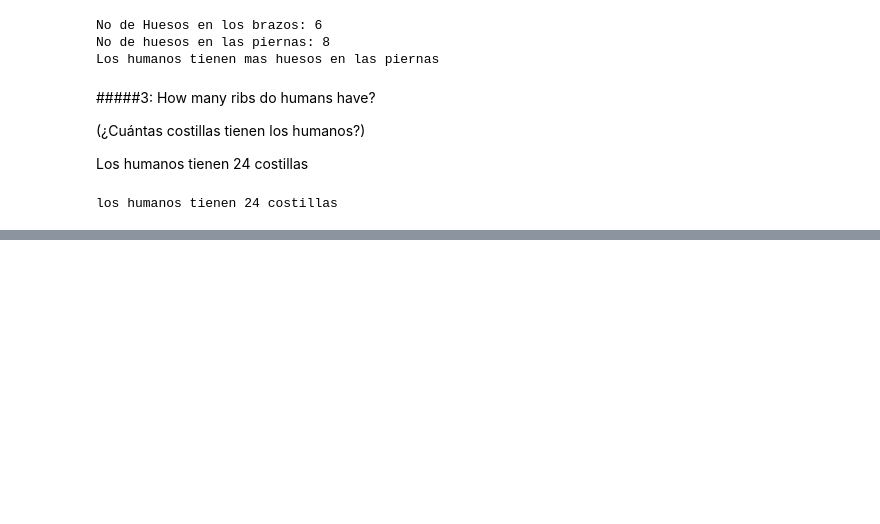
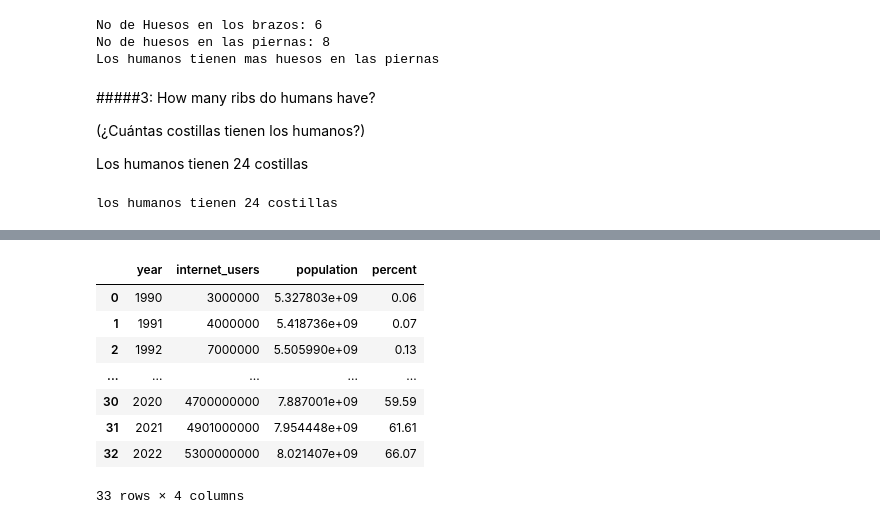
Before and after one commit to Jpablo179804/MineriaDatos, a Jupyter notebook: MineriaDatos.ipynb, the cells around one changed output, grey strips where cells are left out. Saved outputs shown, nothing was run; the diff lists cells and outputs as text; code cells hidden in the pictures; blank space fills up the shorter version.

```diff
--- a/MineriaDatos.ipynb
+++ b/MineriaDatos.ipynb
@@ -2291,0 +2322,7 @@ los humanos tienen 24 costillas
+# %%
+import pandas as pd
+import matplotlib.pyplot as plt
+pd.options.display.max_rows = 6   # Show only 6 rows of output
+pd.options.mode.chained_assignment = None  # Suppress SettingWithCopyWarning
+internet = pd.read_csv('world-internet-users.csv')
+internet
@@ -2291,0 +2444,14 @@ los humanos tienen 24 costillas
+# %%
+df['percent'] = df.eval('internet_users/population * 100')
+df['percent'] = df['percent'].round(2)
+df #display the result
+# %% [output]
+|  | year | internet_users | population | percent |
+| 0 | 1990 | 3000000 | 5.327803e+09 | 0.06 |
+| 1 | 1991 | 4000000 | 5.418736e+09 | 0.07 |
+| 2 | 1992 | 7000000 | 5.505990e+09 | 0.13 |
+| ... | ... | ... | ... | ... |
+| 30 | 2020 | 4700000000 | 7.887001e+09 | 59.59 |
+| 31 | 2021 | 4901000000 | 7.954448e+09 | 61.61 |
+| 32 | 2022 | 5300000000 | 8.021407e+09 | 66.07 |
+33 rows × 4 columns
```
Also changed, not shown: parts of 24 cells of this notebook.
